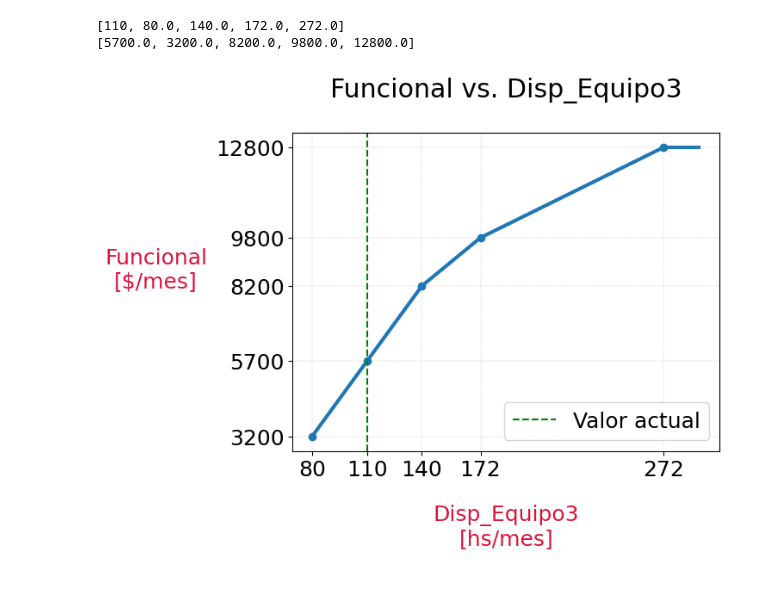
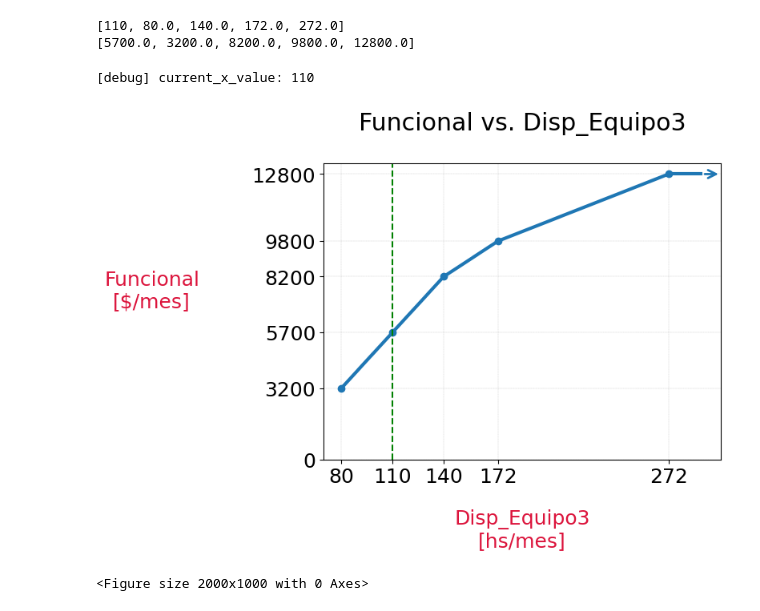
Before and after one commit to SGualdieri/sw-modelos, a Jupyter notebook: src/USING COMMON MODEL Funcional vs disponibilidad Problema5tipo2.ipynb, the cells around one changed output. Saved outputs shown, nothing was run; the diff lists cells and outputs as text; code cells hidden in the pictures.

Commit message:
Funcional tmb usa perform, solve, plot (gralizada\!) de common

```diff
--- a/src/USING COMMON MODEL Funcional vs disponibilidad Problema5tipo2.ipynb
+++ b/src/USING COMMON MODEL Funcional vs disponibilidad Problema5tipo2.ipynb
@@ -24,6 +24,6 @@ Production of C: 0
 rhs_values = []
 objective_values = []
 
-real_rhs_value = 0
+#real_rhs_value = 0
 
 m = 0.01
@@ -75,27 +44,26 @@ def iterate_over_rhs(constraint_name):
         return
 
     # Perform initial sensitivity analysis to get the starting lower and upper bounds
-    initial_sensitivity = perform_sensitivity_analysis()
+    initial_sensitivity = perform_sensitivity_analysis(mdl)
 
     # Find the sensitivity range for the specified constraint
     for c_sens, (lower, upper) in zip(mdl.iter_constraints(), initial_sensitivity):
         if c_sens.name == constraint_name:
 
             # Report the real RHS value for the chart
-            global real_rhs_value #use the global keyword to declare that you want the function to update the global variable
             real_rhs_value = c_sens.rhs.constant
             report(real_rhs_value, mdl.objective_value)
 
             # *********Store and report the initial lower and upper bounds for the chart*********
             print("---Initial lower bound: {0}".format(lower))
             rhs = lower
-            solution = solve(c, rhs)
+            solution = solve(c, rhs, mdl, products, produccion_vars)
             if solution is not None:
                 report(rhs, mdl.objective_value)
 
             print("---Initial upper bound: {0}".format(upper))
             rhs = upper
-            solution = solve(c, rhs)
+            solution = solve(c, rhs, mdl, products, produccion_vars)
             if solution is not None and rhs < mdl.infinity:
                 report(rhs, mdl.objective_value)
             # ********* End of lower and upper bounds *********
@@ -107,7 +75,7 @@ def iterate_over_rhs(constraint_name):
                 if rhs < 0:
                     break ## Stop if the rhs is lower than 0
 
-                solution = solve(c, rhs)#+m) # aux: no son escalones, un "m" afecta al Z # TEMP # Da Timeout
+                solution = solve(c, rhs, mdl, products, produccion_vars)#+m) # aux: no son escalones, un "m" afecta al Z # TEMP # Da Timeout
                                         # claro, siempre obtengo el mismo rango xq me quedé en el inicial si
                                         # le vuevo a sumar el m que le resté, #ja.
                 if solution is None:
@@ -115,14 +83,14 @@ def iterate_over_rhs(constraint_name):
 
                 #report(c_sens.rhs.constant+m, mdl.objective_value) ### AUX PROBANDO
                 # Perform sensitivity analysis to get the new lower bound
-                new_sensitivity = perform_sensitivity_analysis()
+                new_sensitivity = perform_sensitivity_analysis(mdl)
                 for c_new_sens, (new_lower, _) in zip(mdl.iter_constraints(), new_sensitivity):
                     if c_new_sens.name == constraint_name:
                         rhs = new_lower
                         if rhs < 0:
                             break ## Stop if the rhs is lower than 0
 
-                        solution = solve(c, rhs)
+                        solution = solve(c, rhs, mdl, products, produccion_vars)
                         if solution is None:
                             break  # Stop if the model is infeasible
                         report(c_new_sens.rhs.constant, mdl.objective_value)
@@ -139,20 +107,20 @@ def iterate_over_rhs(constraint_name):
                 if rhs >= mdl.infinity:
                     break ## Stop if the rhs reaches or exceeds infinity
 
-                solution = solve(c, rhs)#-m) # aux: no son escalones, un "m" afecta al Z # TEMP
+                solution = solve(c, rhs, mdl, products, produccion_vars)#-m) # aux: no son escalones, un "m" afecta al Z # TEMP
                 if solution is None:
                     break  # Stop if the model is infeasible
 
                 #report(c_sens.rhs.constant-m, mdl.objective_value) ### AUX PROBANDO
                 # Perform sensitivity analysis to get the new upper bound
-                new_sensitivity = perform_sensitivity_analysis()
+                new_sensitivity = perform_sensitivity_analysis(mdl)
                 for c_new_sens, (_, new_upper) in zip(mdl.iter_constraints(), new_sensitivity):
                     if c_new_sens.name == constraint_name:
                         rhs = new_upper
                         if rhs >= mdl.infinity:
                             break ## Stop if the rhs reaches or exceeds infinity
 
-                        solution = solve(c, rhs)
+                        solution = solve(c, rhs, mdl, products, produccion_vars)
                         if solution is None:
                             break  # Stop if the model is infeasible
                         report(c_new_sens.rhs.constant, mdl.objective_value)
@@ -160,10 +128,11 @@ def iterate_over_rhs(constraint_name):
                         rhs = new_upper + m
 
                         break
+    return real_rhs_value
 # %%
 # Usage of the iterate_over_rhs method
 constraint_name = 'Disp_Equipo3'  # The name of the constraint to analyze
-iterate_over_rhs(constraint_name)
+real_rhs_value = iterate_over_rhs(constraint_name)
 # %% [output]
 ---Initial lower bound: 80.0
 ---
@@ -253,8 +185,19 @@ print(objective_values)
 # %% [output]
 [110, 80.0, 140.0, 172.0, 272.0]
 [5700.0, 3200.0, 8200.0, 9800.0, 12800.0]
+# %%
+
+def get_text_for_plot(xunit, yunit):
+    xlabel='{0}\n{1}'.format(constraint_name, xunit)
+    ylabel='Funcional\n{}'.format(yunit)
+    title='Funcional vs. {}'.format(constraint_name)
+
+    return {"xlabel": xlabel, "ylabel": ylabel, "title": title}
 # %%
-# Usage of pLot the chart
-plot("[hs/mes]", "[$/mes]", new_rhs, new_obj)
+# Graficamos
+plot_text = get_text_for_plot("[hs/mes]", "[$/mes]")
+plot(new_rhs, new_obj, real_rhs_value, plot_text, False)
 # %% [output]
+[debug] current_x_value: 110
-[figure, old version]
+[figure, new version]
+<Figure size 2000x1000 with 0 Axes>
```
Also changed, not shown: parts of 3 cells of this notebook, 5 other files.
